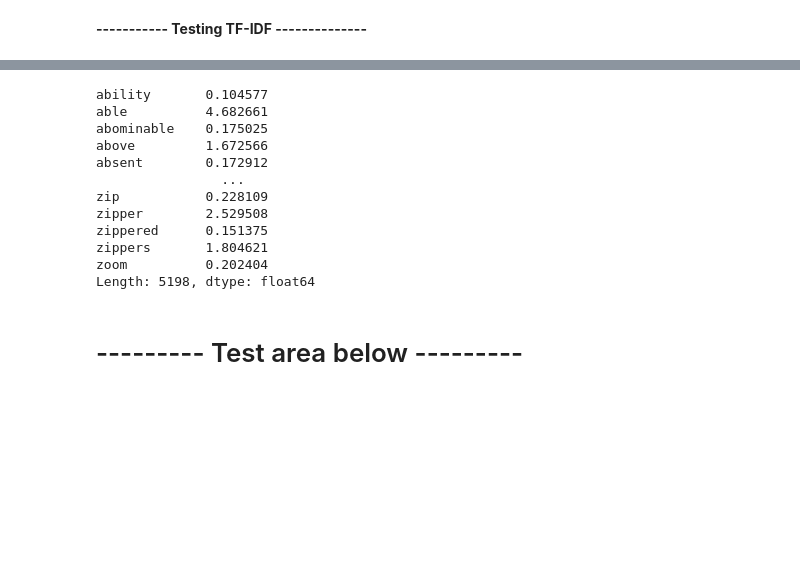
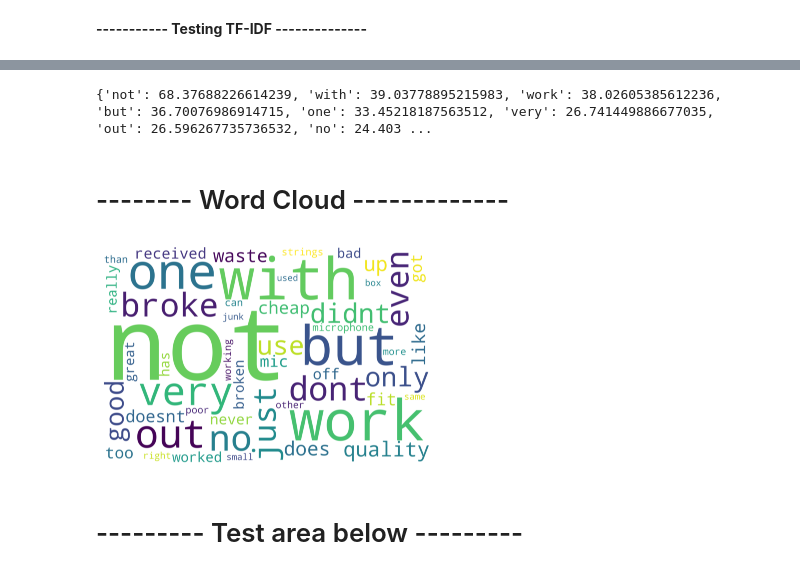
Before and after one commit to wiredmerlin/predicting_star_ratings, a Jupyter notebook: project02.ipynb, the cells around one changed output, grey strips where cells are left out. Cells and saved outputs as stored; diff of their text form; code cells hidden in the pictures; blank space fills up the shorter version.

Commit message:
updated TFIDF, created word cloud for most frequest one star review words

```diff
--- a/project02.ipynb
+++ b/project02.ipynb
@@ -85,5 +99,5 @@ def lemmatize_tokens(data):
 # %%
-domain_stopwords ={"amazon","bought","purchase","purchased","ordered","buy","facebook",
+domain_stopwords ={"amazon","bought","purchase","purchased","ordered","buy","facebook","www",
                    "google","order","amazoncom", "amazons", "amazonseller", "amazonthe"}
 # %%
 # Count number of words for each review and add a column to the dataframe
@@ -590 +582,3 @@ tfidf_df = pd.DataFrame(denselist, columns=token_names)
+# %%
+onestar_tfidf_df = create_tfidf_matrix(onestar_docs_list, all_onestar_stopwords)
 # %%
@@ -600,18 +594,22 @@ tfidf_df.head()
-# %%
-tfidf_df.sum()
-# %% [output]
-ability       0.104577
-able          4.682661
-abominable    0.175025
-above         1.672566
-absent        0.172912
-                ...
-zip           0.228109
-zipper        2.529508
-zippered      0.151375
-zippers       1.804621
-zoom          0.202404
-Length: 5198, dtype: float64
+# %%
+onestar_hi_freq_dict = {}
+onestar_hi_freq_dict = onestar_tfidf_df.sum().sort_values(ascending=False)[:50].to_dict()
+# %%
+print(onestar_hi_freq_dict)
+# %% [output]
+{'not': 68.37688226614239, 'with': 39.03778895215983, 'work': 38.02605385612236, 'but': 36.70076986914715, 'one': 33.45218187563512, 'very': 26.741449886677035, 'out': 26.596267735736532, 'no': 24.403 ...
+# %% [markdown]
+# -------- Word Cloud -------------
+# %%
+from wordcloud import WordCloud
+
+wordcloud = WordCloud(width=6000,height=4000, relative_scaling=1, background_color='white').generate_from_frequencies(onestar_hi_freq_dict)
+# %%
+plt.imshow(wordcloud, interpolation='bilinear')
+plt.axis("off")
+plt.show()
+# %% [output]
+[figure, added]
 # %%
 ten_words_df = reviews_df[reviews_df['num_of_words'] <= 10]
 ten_words_df.info()
```
Also changed, not shown: parts of 24 cells of this notebook.
